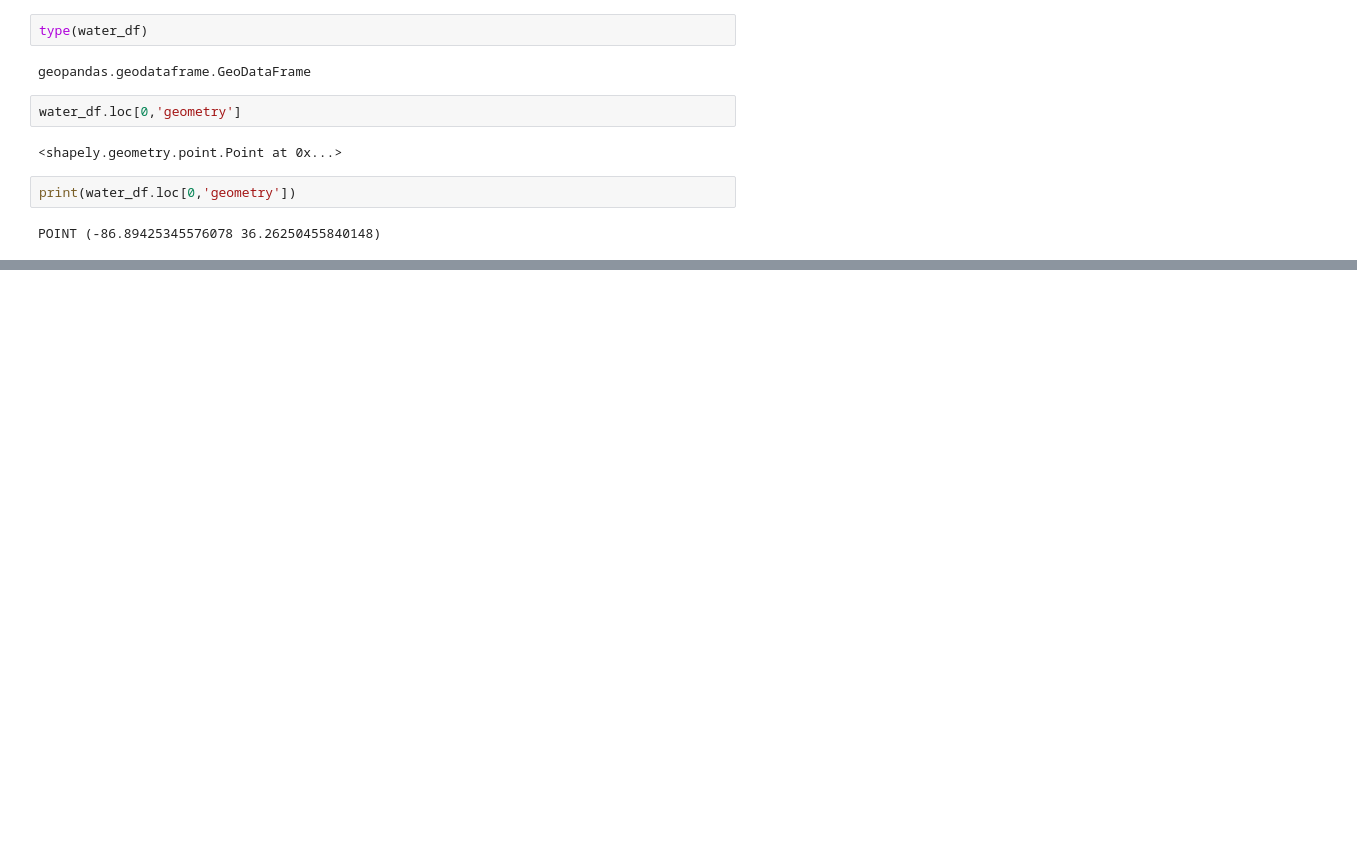
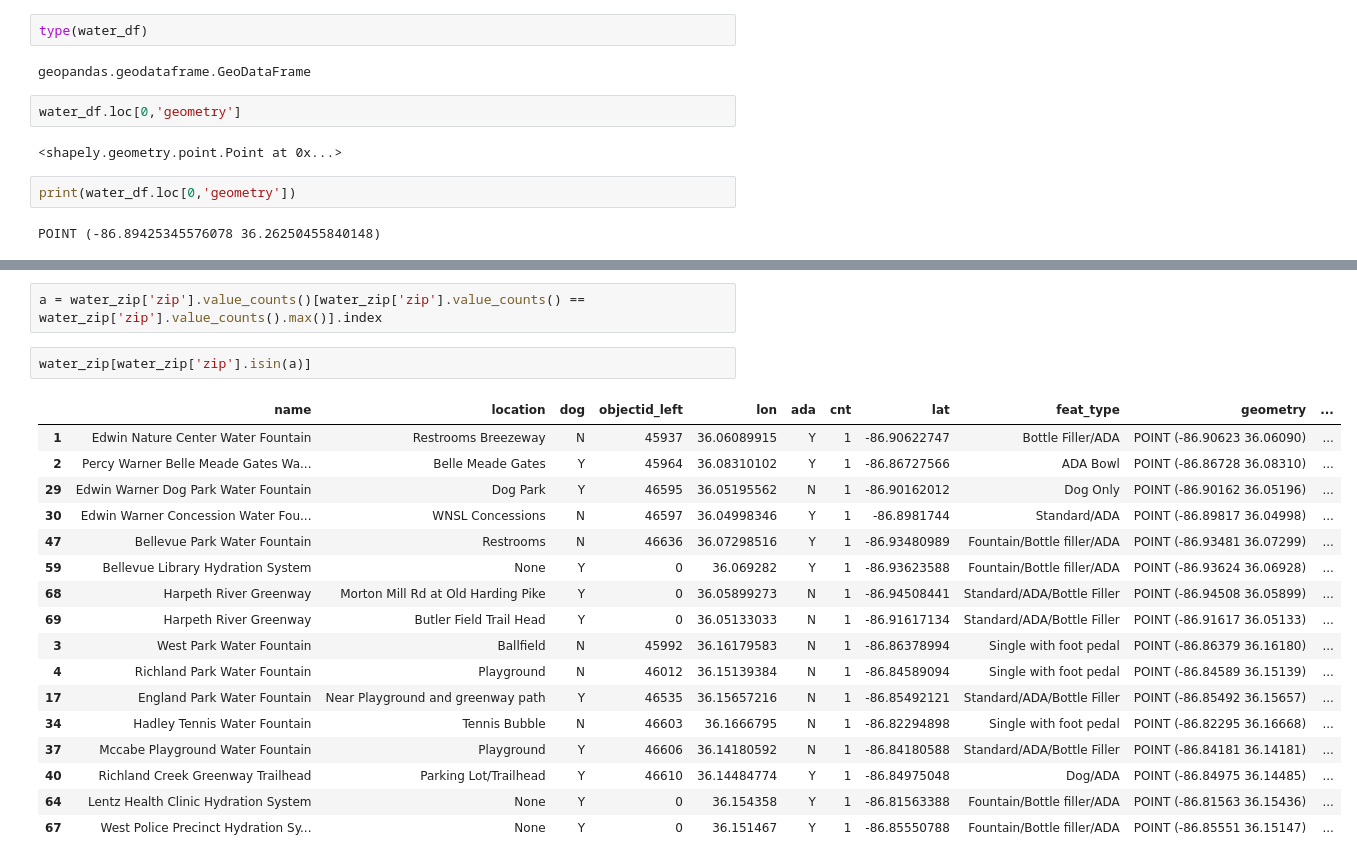
Before and after one commit to SudeepGhantasala/geospatial_python_workshop-SudeepGhantasala, a Jupyter notebook: notebooks/water foundation and hydration systems.ipynb, the cells around one changed output, grey strips where cells are left out. Cells and saved outputs as stored; diff of their text form; blank space fills up the shorter version.

```diff
--- a/notebooks/water foundation and hydration systems.ipynb
+++ b/notebooks/water foundation and hydration systems.ipynb
@@ -81,0 +109,22 @@ water_df.plot(figsize=(10,10), edgecolor='black',cmap='Set@')
+# %%
+a = water_zip['zip'].value_counts()[water_zip['zip'].value_counts() == water_zip['zip'].value_counts().max()].index
+# %%
+water_zip[water_zip['zip'].isin(a)]
+# %% [output]
+|  | name | location | dog | objectid_left | lon | ada | cnt | lat | feat_type | geometry | ... |
+| 1 | Edwin Nature Center Water Fountain | Restrooms Breezeway | N | 45937 | 36.06089915 | Y | 1 | -86.90622747 | Bottle Filler/ADA | POINT (-86.90623 36.06090) | ... |
+| 2 | Percy Warner Belle Meade Gates Wa... | Belle Meade Gates | Y | 45964 | 36.08310102 | Y | 1 | -86.86727566 | ADA Bowl | POINT (-86.86728 36.08310) | ... |
+| 29 | Edwin Warner Dog Park Water Fountain | Dog Park | Y | 46595 | 36.05195562 | N | 1 | -86.90162012 | Dog Only | POINT (-86.90162 36.05196) | ... |
+| 30 | Edwin Warner Concession Water Fou... | WNSL Concessions | N | 46597 | 36.04998346 | Y | 1 | -86.8981744 | Standard/ADA | POINT (-86.89817 36.04998) | ... |
+| 47 | Bellevue Park Water Fountain | Restrooms | N | 46636 | 36.07298516 | Y | 1 | -86.93480989 | Fountain/Bottle filler/ADA | POINT (-86.93481 36.07299) | ... |
+| 59 | Bellevue Library Hydration System | None | Y | 0 | 36.069282 | Y | 1 | -86.93623588 | Fountain/Bottle filler/ADA | POINT (-86.93624 36.06928) | ... |
+| 68 | Harpeth River Greenway | Morton Mill Rd at Old Harding Pike | Y | 0 | 36.05899273 | N | 1 | -86.94508441 | Standard/ADA/Bottle Filler | POINT (-86.94508 36.05899) | ... |
+| 69 | Harpeth River Greenway | Butler Field Trail Head | Y | 0 | 36.05133033 | N | 1 | -86.91617134 | Standard/ADA/Bottle Filler | POINT (-86.91617 36.05133) | ... |
+| 3 | West Park Water Fountain | Ballfield | N | 45992 | 36.16179583 | N | 1 | -86.86378994 | Single with foot pedal | POINT (-86.86379 36.16180) | ... |
+| 4 | Richland Park Water Fountain | Playground | N | 46012 | 36.15139384 | N | 1 | -86.84589094 | Single with foot pedal | POINT (-86.84589 36.15139) | ... |
+| 17 | England Park Water Fountain | Near Playground and greenway path | Y | 46535 | 36.15657216 | N | 1 | -86.85492121 | Standard/ADA/Bottle Filler | POINT (-86.85492 36.15657) | ... |
+| 34 | Hadley Tennis Water Fountain | Tennis Bubble | N | 46603 | 36.1666795 | N | 1 | -86.82294898 | Single with foot pedal | POINT (-86.82295 36.16668) | ... |
+| 37 | Mccabe Playground Water Fountain | Playground | Y | 46606 | 36.14180592 | N | 1 | -86.84180588 | Standard/ADA/Bottle Filler | POINT (-86.84181 36.14181) | ... |
+| 40 | Richland Creek Greenway Trailhead | Parking Lot/Trailhead | Y | 46610 | 36.14484774 | Y | 1 | -86.84975048 | Dog/ADA | POINT (-86.84975 36.14485) | ... |
+| 64 | Lentz Health Clinic Hydration System | None | Y | 0 | 36.154358 | Y | 1 | -86.81563388 | Fountain/Bottle filler/ADA | POINT (-86.81563 36.15436) | ... |
+| 67 | West Police Precinct Hydration Sy... | None | Y | 0 | 36.151467 | Y | 1 | -86.85550788 | Fountain/Bottle filler/ADA | POINT (-86.85551 36.15147) | ... |
```
Also changed, not shown: parts of 10 cells of this notebook, 3 other files.
